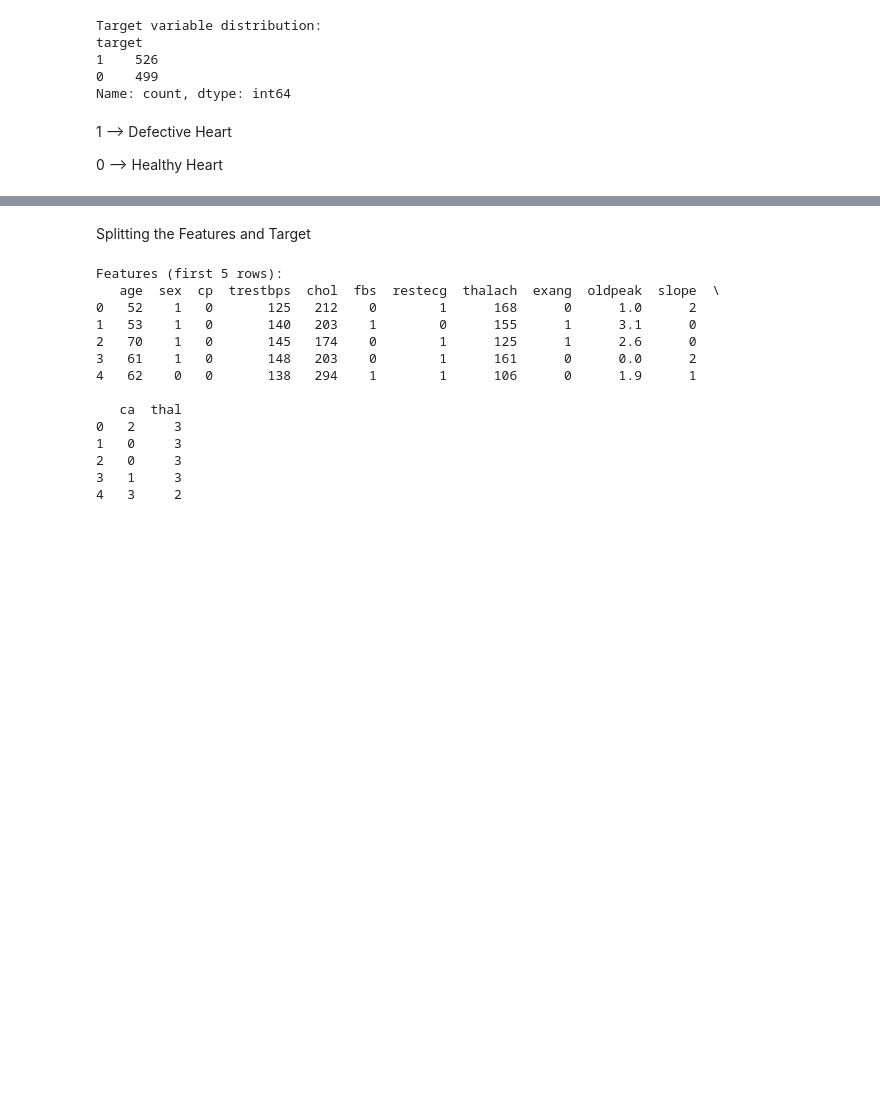
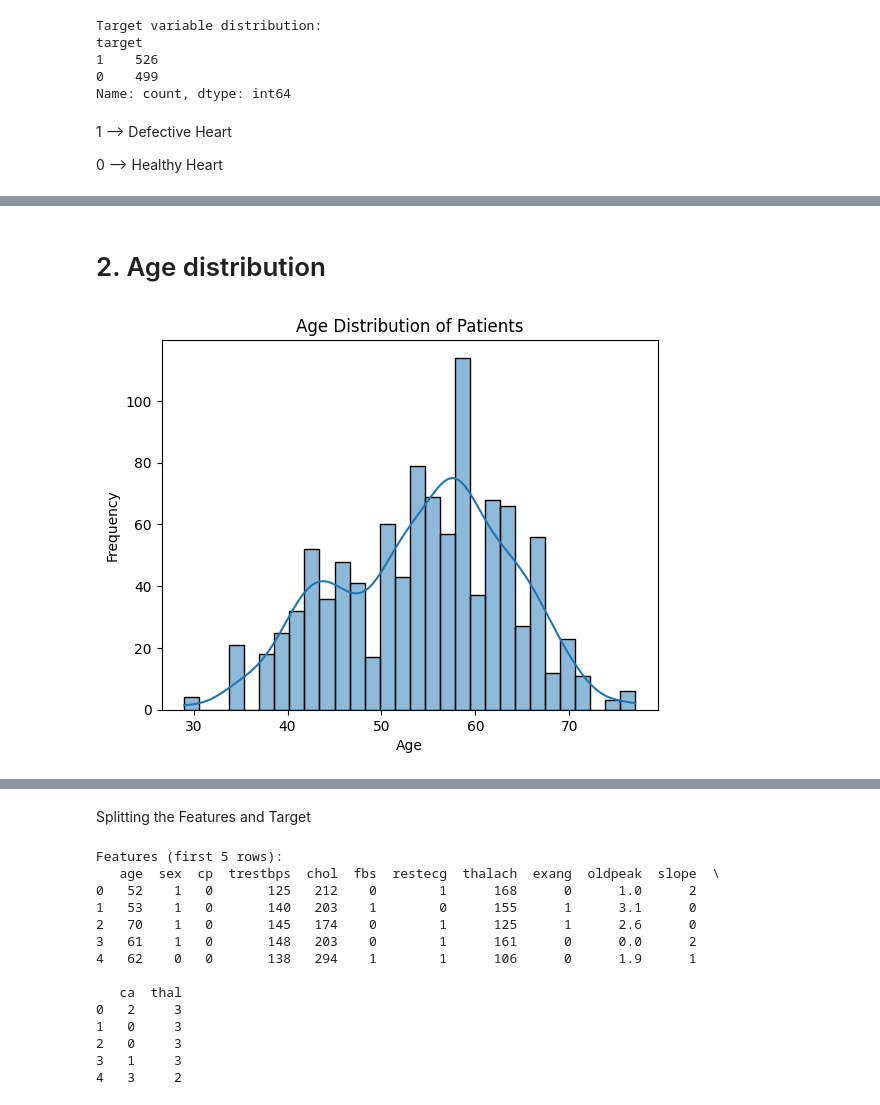
Before and after one commit to P-Karthikeya512/Heart-Disease, a Jupyter notebook: Heart_Disease_Prediction.ipynb, the cells around one changed output, grey strips where cells are left out. Drawn from its saved outputs; the diff is of its cells as text; code cells hidden in the pictures; blank space fills up the shorter version.

```diff
--- a/Heart_Disease_Prediction.ipynb
+++ b/Heart_Disease_Prediction.ipynb
@@ -138,0 +154,10 @@ Name: count, dtype: int64
+# %% [markdown]
+# 2. Age distribution
+# %%
+sns.histplot(heart_data['age'], kde=True, bins=30)
+plt.title("Age Distribution of Patients")
+plt.xlabel("Age")
+plt.ylabel("Frequency")
+plt.show()
+# %% [output]
+[figure, added]
```
Also changed, not shown: parts of 12 cells of this notebook.
